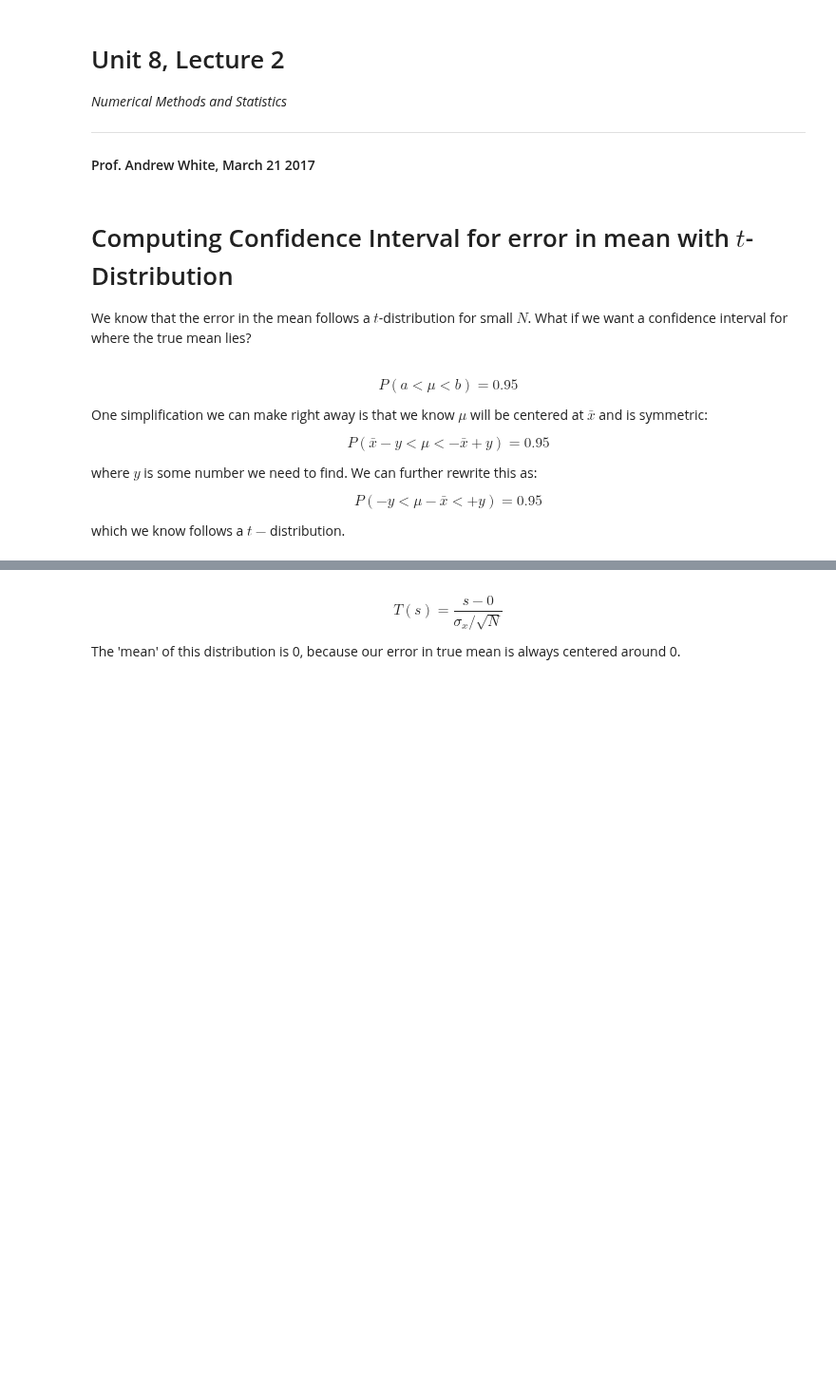
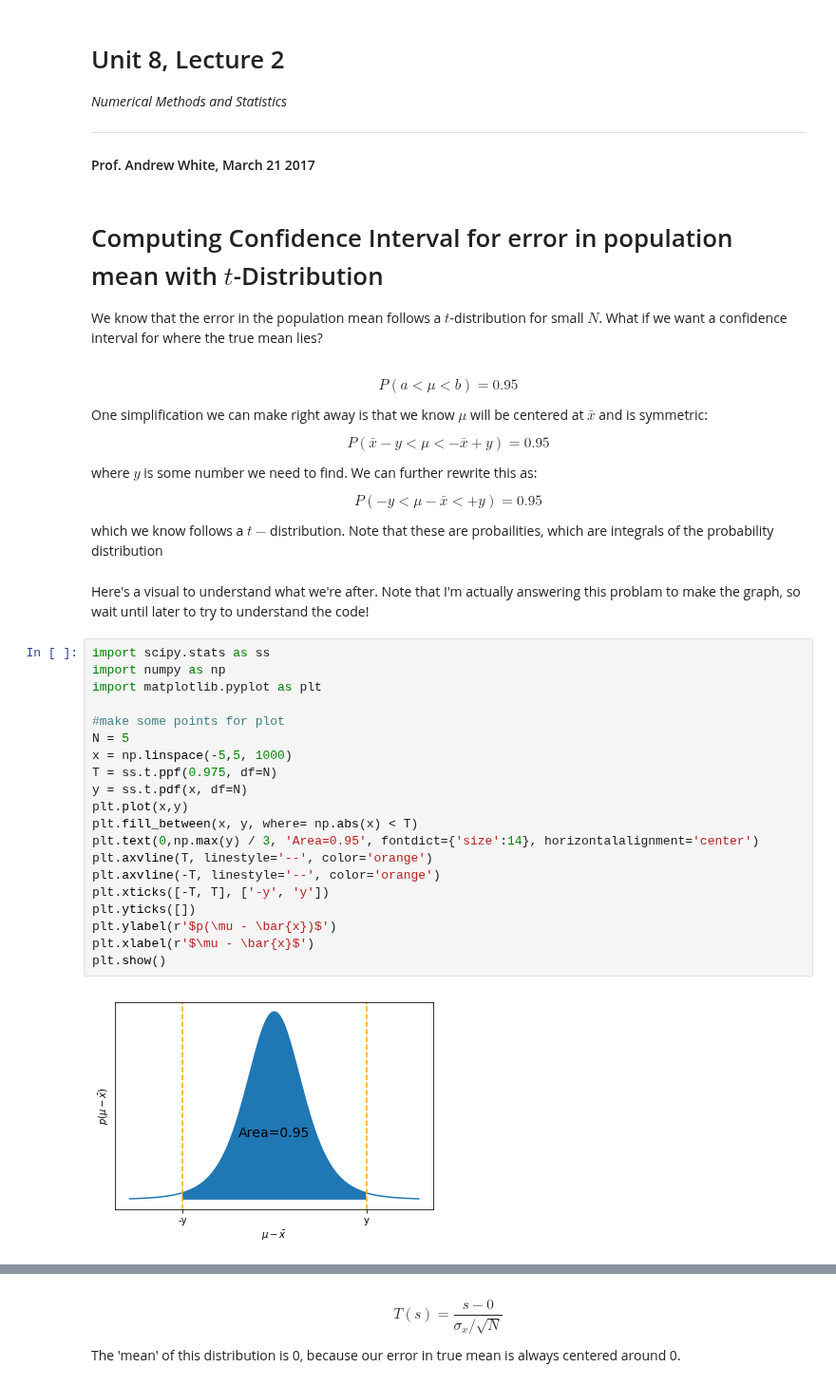
Before and after one commit to whitead/numerical_stats, a Jupyter notebook: unit_8/lectures/lecture_2.ipynb, the cells around one changed output, grey strips where cells are left out. Shown at 95% size. Cells and saved outputs as stored; diff of their text form; blank space fills up the shorter version.

```diff
--- a/unit_8/lectures/lecture_2.ipynb
+++ b/unit_8/lectures/lecture_2.ipynb
@@ -8,10 +8,10 @@ Unit 8, Lecture 2
 
 #### Prof. Andrew White, March 21 2017
 # %% [markdown]
-Computing Confidence Interval for error in mean with $t$-Distribution
+Computing Confidence Interval for error in population mean with $t$-Distribution
 ====
 
-We know that the error in the mean follows a $t$-distribution for small $N$. What if we want a confidence interval for where the true mean lies?
+We know that the error in the population mean follows a $t$-distribution for small $N$. What if we want a confidence interval for where the true mean lies?
 # %% [markdown]
 $$P(a < \mu < b) = 0.95$$
 
@@ -23,6 +23,30 @@ where $y$ is some number we need to find. We can further rewrite this as:
 
 $$P( - y < \mu - \bar{x}<  + y) = 0.95$$
 
-which we know follows a $t-$distribution.
+which we know follows a $t-$distribution. Note that these are probailities, which are integrals of the probability distribution
+# %% [markdown]
+Here's a visual to understand what we're after. Note that I'm actually answering this problam to make the graph, so wait until later to try to understand the code!
+# %%
+import scipy.stats as ss
+import numpy as np
+import matplotlib.pyplot as plt
+
+#make some points for plot
+N = 5
+x = np.linspace(-5,5, 1000)
+T = ss.t.ppf(0.975, df=N)
+y = ss.t.pdf(x, df=N)
+plt.plot(x,y)
+plt.fill_between(x, y, where= np.abs(x) < T)
+plt.text(0,np.max(y) / 3, 'Area=0.95', fontdict={'size':14}, horizontalalignment='center')
+plt.axvline(T, linestyle='--', color='orange')
+plt.axvline(-T, linestyle='--', color='orange')
+plt.xticks([-T, T], ['-y', 'y'])
+plt.yticks([])
+plt.ylabel(r'$p(\mu - \bar{x})$')
+plt.xlabel(r'$\mu - \bar{x}$')
+plt.show()
+# %% [output]
+[figure, added]
 # %% [markdown]
 
```
Also changed, not shown: parts of 9 cells of this notebook, 1 other file.
